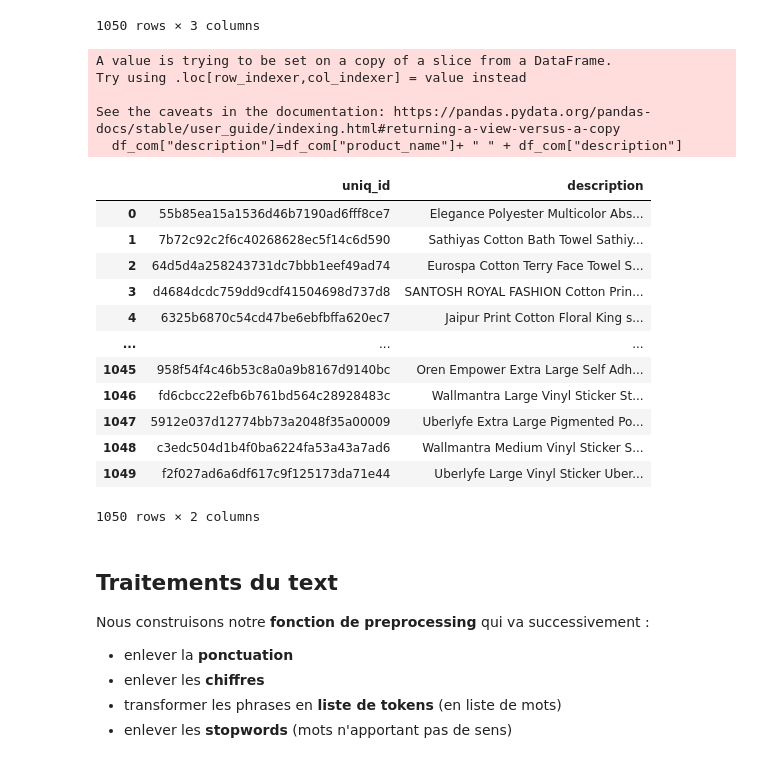
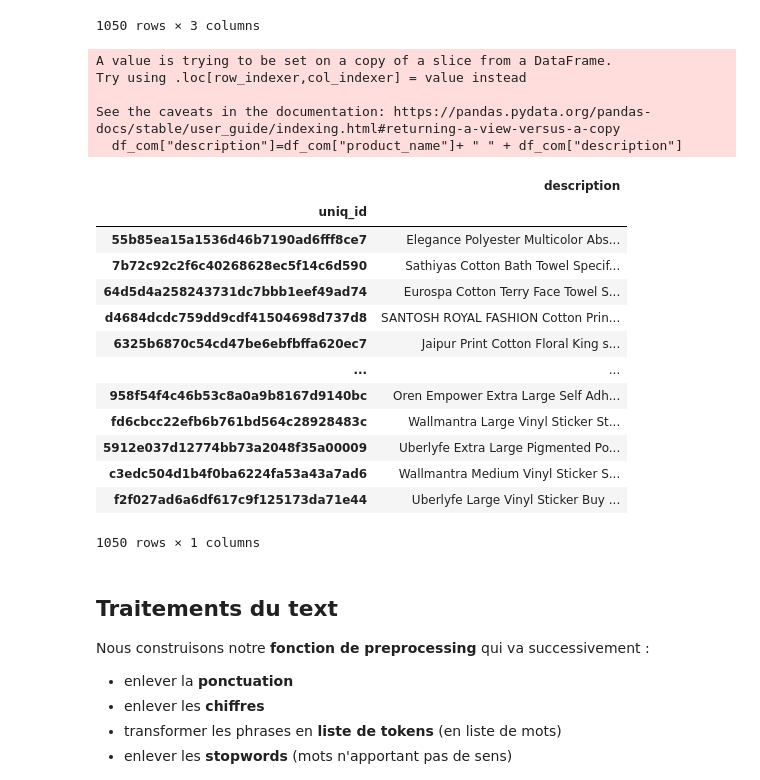
Before and after one commit to Florian-BOUDON/NLP_CNN, a Jupyter notebook: N_1.ipynb, the cells around one changed output. Cells and saved outputs as stored; diff of their text form; code cells hidden in the pictures.

```diff
--- a/N_1.ipynb
+++ b/N_1.ipynb
@@ -132,26 +160,28 @@ df_com
 # %%
 df_com["description"]=df_com["product_name"]+ " " + df_com["description"]
 df_com = df_com[["uniq_id", "description"]]
+df_com = pd.DataFrame(data=df_com["description"].values,index=df_com["uniq_id"],columns=["description"])
 df_com
 # %% [output]
 A value is trying to be set on a copy of a slice from a DataFrame.
 Try using .loc[row_indexer,col_indexer] = value instead
 
 See the caveats in the documentation: https://pandas.pydata.org/pandas-docs/stable/user_guide/indexing.html#returning-a-view-versus-a-copy
   df_com["description"]=df_com["product_name"]+ " " + df_com["description"]
-|  | uniq_id | description |
-| 0 | 55b85ea15a1536d46b7190ad6fff8ce7 | Elegance Polyester Multicolor Abs... |
-| 1 | 7b72c92c2f6c40268628ec5f14c6d590 | Sathiyas Cotton Bath Towel Sathiy... |
-| 2 | 64d5d4a258243731dc7bbb1eef49ad74 | Eurospa Cotton Terry Face Towel S... |
-| 3 | d4684dcdc759dd9cdf41504698d737d8 | SANTOSH ROYAL FASHION Cotton Prin... |
-| 4 | 6325b6870c54cd47be6ebfbffa620ec7 | Jaipur Print Cotton Floral King s... |
-| ... | ... | ... |
-| 1045 | 958f54f4c46b53c8a0a9b8167d9140bc | Oren Empower Extra Large Self Adh... |
-| 1046 | fd6cbcc22efb6b761bd564c28928483c | Wallmantra Large Vinyl Sticker St... |
-| 1047 | 5912e037d12774bb73a2048f35a00009 | Uberlyfe Extra Large Pigmented Po... |
-| 1048 | c3edc504d1b4f0ba6224fa53a43a7ad6 | Wallmantra Medium Vinyl Sticker S... |
-| 1049 | f2f027ad6a6df617c9f125173da71e44 | Uberlyfe Large Vinyl Sticker Uber... |
+|  | description |
+| uniq_id |  |
+| 55b85ea15a1536d46b7190ad6fff8ce7 | Elegance Polyester Multicolor Abs... |
+| 7b72c92c2f6c40268628ec5f14c6d590 | Sathiyas Cotton Bath Towel Specif... |
+| 64d5d4a258243731dc7bbb1eef49ad74 | Eurospa Cotton Terry Face Towel S... |
+| d4684dcdc759dd9cdf41504698d737d8 | SANTOSH ROYAL FASHION Cotton Prin... |
+| 6325b6870c54cd47be6ebfbffa620ec7 | Jaipur Print Cotton Floral King s... |
+| ... | ... |
+| 958f54f4c46b53c8a0a9b8167d9140bc | Oren Empower Extra Large Self Adh... |
+| fd6cbcc22efb6b761bd564c28928483c | Wallmantra Large Vinyl Sticker St... |
+| 5912e037d12774bb73a2048f35a00009 | Uberlyfe Extra Large Pigmented Po... |
+| c3edc504d1b4f0ba6224fa53a43a7ad6 | Wallmantra Medium Vinyl Sticker S... |
+| f2f027ad6a6df617c9f125173da71e44 | Uberlyfe Large Vinyl Sticker Buy ... |
-1050 rows × 2 columns
+1050 rows × 1 columns
 # %% [markdown]
 ## Traitements du text
 Nous construisons notre **fonction de preprocessing** qui va successivement :
```
Also changed, not shown: parts of 59 cells of this notebook.
